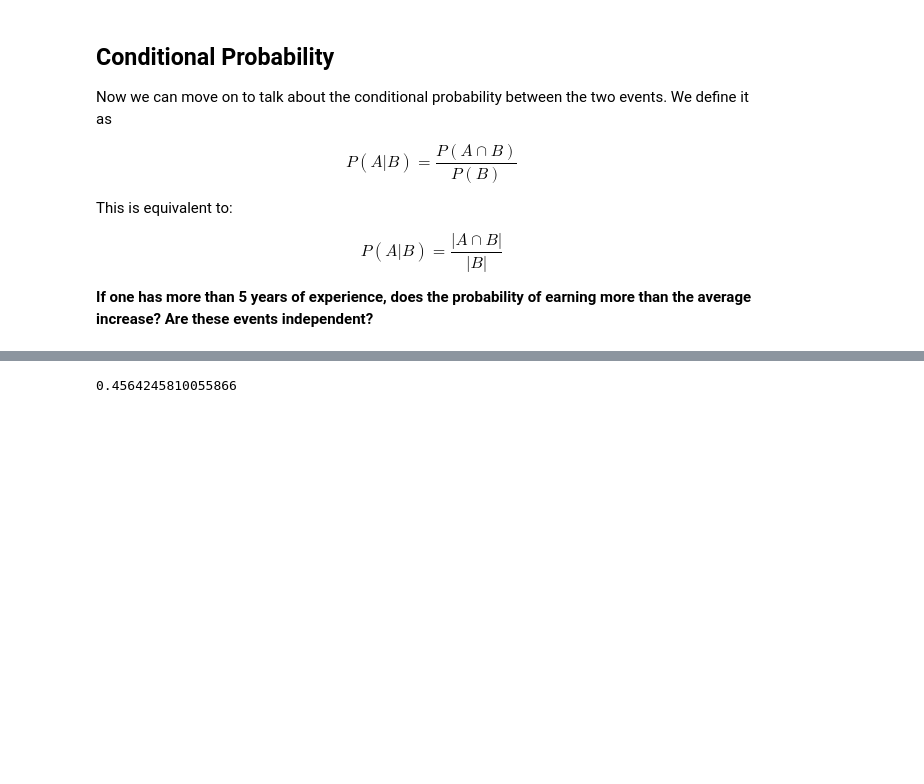
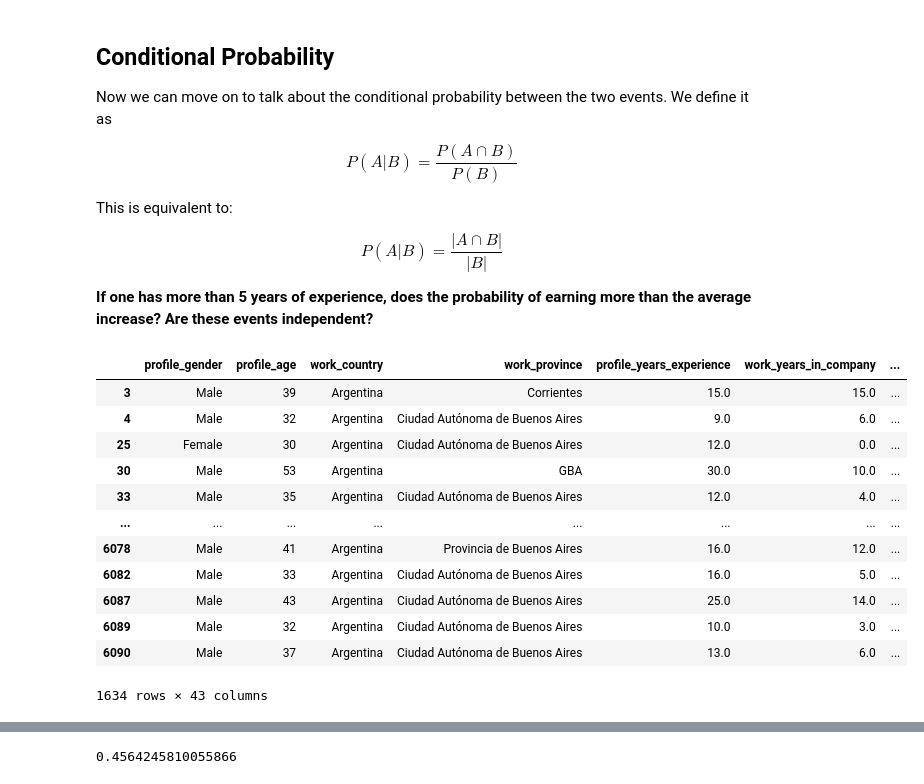
Before and after one commit to wr0124/dl_data_visualization_2023, a Jupyter notebook: notebooks/01__probability_and_basic_plots.ipynb, the cells around one changed output, grey strips where cells are left out. Drawn from its saved outputs; the diff is of its cells as text; code cells hidden in the pictures; blank space fills up the shorter version.

```diff
--- a/notebooks/01__probability_and_basic_plots.ipynb
+++ b/notebooks/01__probability_and_basic_plots.ipynb
@@ -294,6 +294,22 @@ This is equivalent to:
 $$P(A|B) = \frac{|A \cap B|}{|B|}$$
 
 **If one has more than 5 years of experience, does the probability of earning more than the average increase? Are these events independent?**
+# %%
+df[is_above_avg & experience_greater_5]
+# %% [output]
+|  | profile_gender | profile_age | work_country | work_province | profile_years_experience | work_years_in_company | ... |
+| 3 | Male | 39 | Argentina | Corrientes | 15.0 | 15.0 | ... |
+| 4 | Male | 32 | Argentina | Ciudad Autónoma de Buenos Aires | 9.0 | 6.0 | ... |
+| 25 | Female | 30 | Argentina | Ciudad Autónoma de Buenos Aires | 12.0 | 0.0 | ... |
+| 30 | Male | 53 | Argentina | GBA | 30.0 | 10.0 | ... |
+| 33 | Male | 35 | Argentina | Ciudad Autónoma de Buenos Aires | 12.0 | 4.0 | ... |
+| ... | ... | ... | ... | ... | ... | ... | ... |
+| 6078 | Male | 41 | Argentina | Provincia de Buenos Aires | 16.0 | 12.0 | ... |
+| 6082 | Male | 33 | Argentina | Ciudad Autónoma de Buenos Aires | 16.0 | 5.0 | ... |
+| 6087 | Male | 43 | Argentina | Ciudad Autónoma de Buenos Aires | 25.0 | 14.0 | ... |
+| 6089 | Male | 32 | Argentina | Ciudad Autónoma de Buenos Aires | 10.0 | 3.0 | ... |
+| 6090 | Male | 37 | Argentina | Ciudad Autónoma de Buenos Aires | 13.0 | 6.0 | ... |
+1634 rows × 43 columns
 # %%
 is_above_avg = df[salary_col] > avg_salary
 experience_greater_5 = df.profile_years_experience > 5
```
Also changed, not shown: parts of 12 cells of this notebook.
